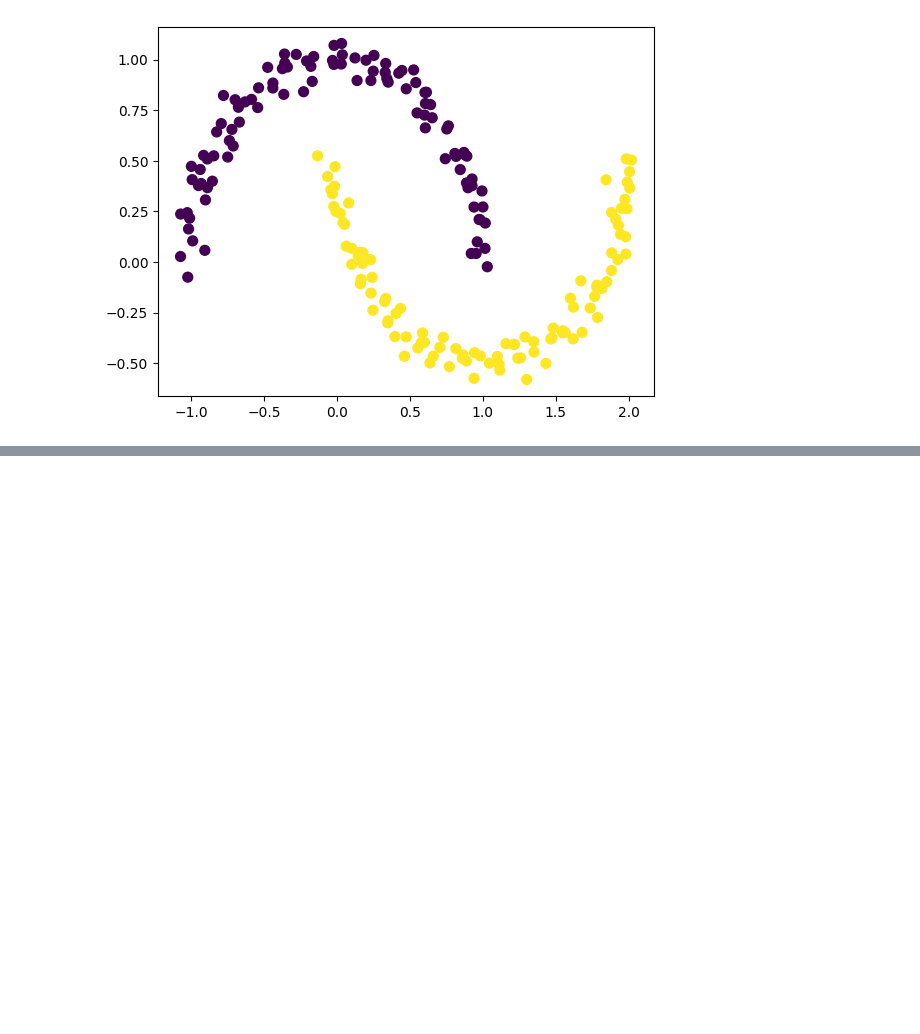
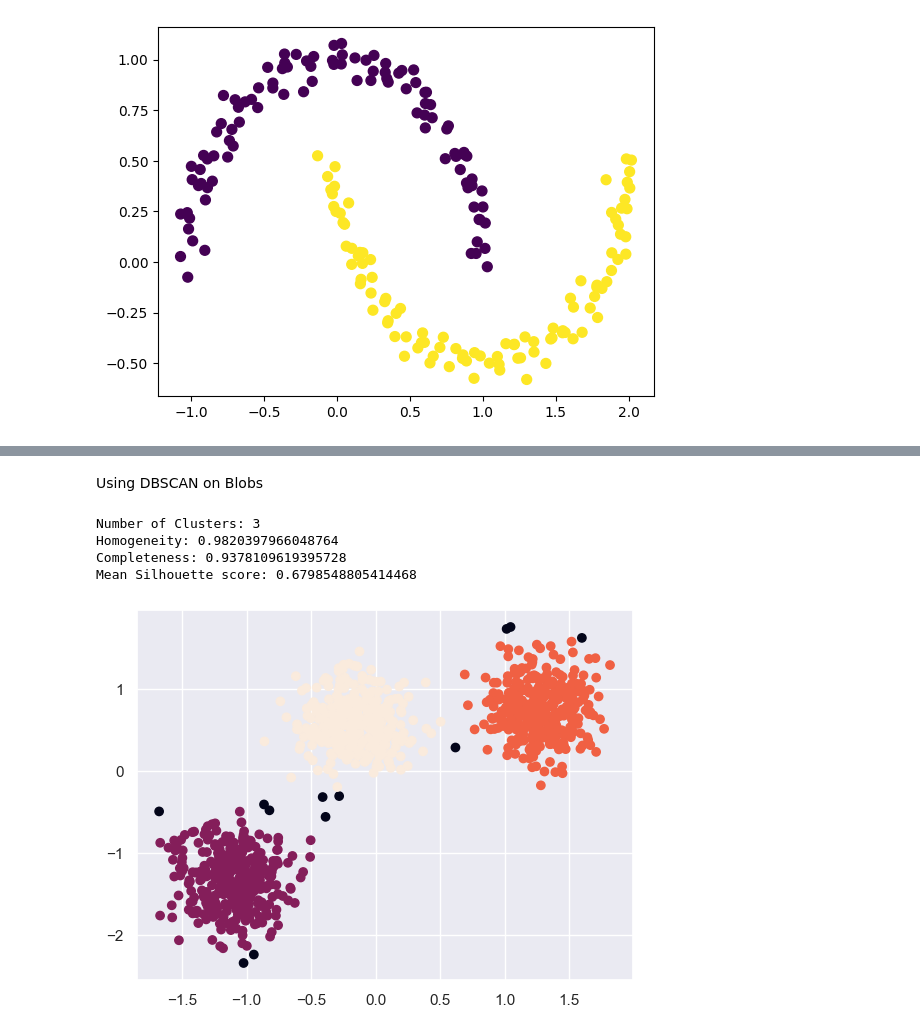
Before and after one commit to Darional/Data-Analysis-and-Python-Library-Codes, a Jupyter notebook: Data_Analysis_and_numpy/08_Unsupervised_Learning.ipynb, the cells around one changed output, grey strips where cells are left out. Saved outputs shown, nothing was run; the diff lists cells and outputs as text; code cells hidden in the pictures; blank space fills up the shorter version.

Commit message:
Added the DBSCAN and Hierarchical Agglomerative Clustering method.

```diff
--- a/Data_Analysis_and_numpy/08_Unsupervised_Learning.ipynb
+++ b/Data_Analysis_and_numpy/08_Unsupervised_Learning.ipynb
@@ -502,0 +581,24 @@ plt.scatter(X[:, 0], X[:, 1], c=labels,
+# %% [markdown]
+Using DBSCAN on Blobs
+# %%
+X, y = make_blobs(n_samples=1000, n_features=2, centers=3, random_state=170)
+
+# Normalize
+X = StandardScaler().fit_transform(X)
+
+#Traing DBSCAN
+y_pred = DBSCAN(eps=0.3, min_samples=30).fit_predict(X)
+
+plt.scatter(X[:,0], X[:,1], c=y_pred)
+
+print('Number of Clusters: {}'.format(len(set(y_pred[np.where(y_pred != -1)]))))
+print('Homogeneity: {}'.format(metrics.homogeneity_score(y, y_pred)))
+print('Completeness: {}'.format(metrics.completeness_score(y, y_pred)))
+print('Mean Silhouette score: {}'.format(metrics.silhouette_score(X, y_pred)))
+plt.show()
+# %% [output]
+Number of Clusters: 3
+Homogeneity: 0.9820397966048764
+Completeness: 0.9378109619395728
+Mean Silhouette score: 0.6798548805414468
+[figure, added]
```
Also changed, not shown: parts of 27 cells of this notebook.
